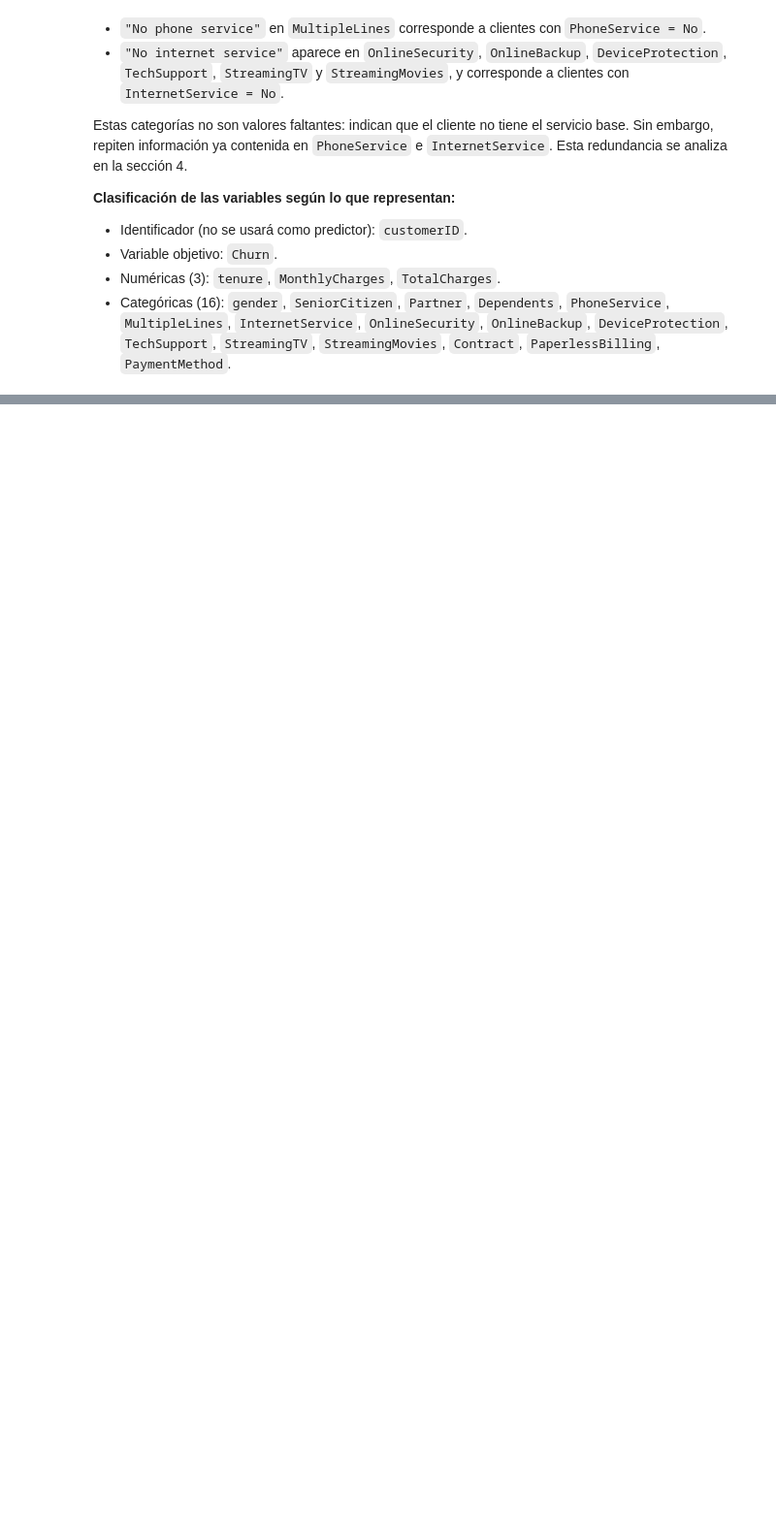
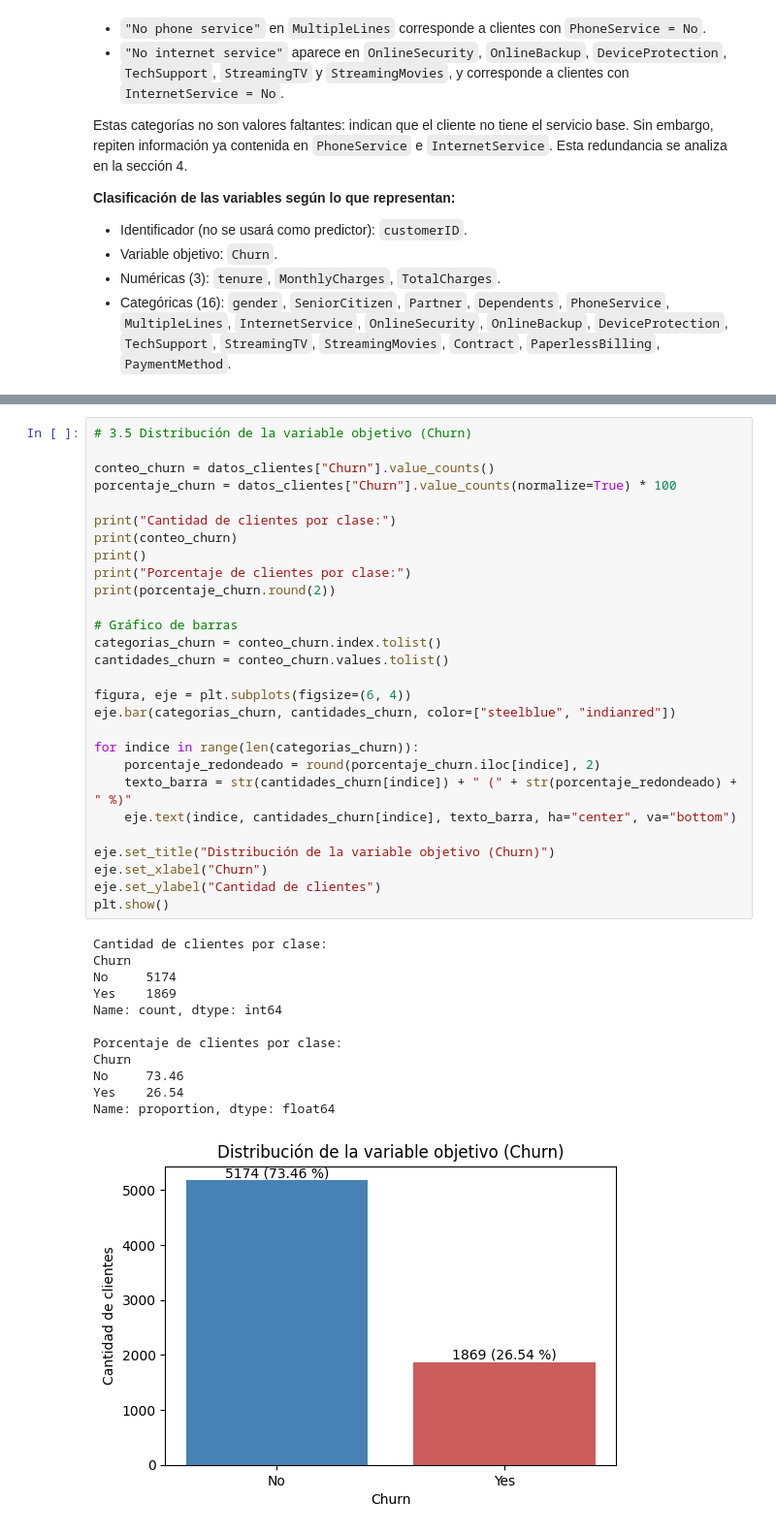
Before and after one commit to Alexa0723/Proyecto_Modelos1, a Jupyter notebook: fase-1/Fase_1_Modelo_Predictivo.ipynb, the cells around one changed output, grey strips where cells are left out. Shown at 97% size. Saved outputs shown, nothing was run; the diff lists cells and outputs as text; blank space fills up the shorter version.

```diff
--- a/fase-1/Fase_1_Modelo_Predictivo.ipynb
+++ b/fase-1/Fase_1_Modelo_Predictivo.ipynb
@@ -452,0 +459,41 @@ sección 4.
+# %%
+# 3.5 Distribución de la variable objetivo (Churn)
+
+conteo_churn = datos_clientes["Churn"].value_counts()
+porcentaje_churn = datos_clientes["Churn"].value_counts(normalize=True) * 100
+
+print("Cantidad de clientes por clase:")
+print(conteo_churn)
+print()
+print("Porcentaje de clientes por clase:")
+print(porcentaje_churn.round(2))
+
+# Gráfico de barras
+categorias_churn = conteo_churn.index.tolist()
+cantidades_churn = conteo_churn.values.tolist()
+
+figura, eje = plt.subplots(figsize=(6, 4))
+eje.bar(categorias_churn, cantidades_churn, color=["steelblue", "indianred"])
+
+for indice in range(len(categorias_churn)):
+    porcentaje_redondeado = round(porcentaje_churn.iloc[indice], 2)
+    texto_barra = str(cantidades_churn[indice]) + " (" + str(porcentaje_redondeado) + " %)"
+    eje.text(indice, cantidades_churn[indice], texto_barra, ha="center", va="bottom")
+
+eje.set_title("Distribución de la variable objetivo (Churn)")
+eje.set_xlabel("Churn")
+eje.set_ylabel("Cantidad de clientes")
+plt.show()
+# %% [output]
+Cantidad de clientes por clase:
+Churn
+No     5174
+Yes    1869
+Name: count, dtype: int64
+
+Porcentaje de clientes por clase:
+Churn
+No     73.46
+Yes    26.54
+Name: proportion, dtype: float64
+[figure, added]
```
Also changed, not shown: parts of 19 cells of this notebook.
